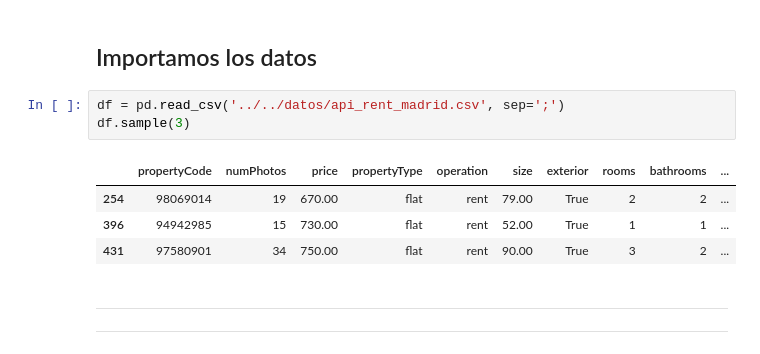
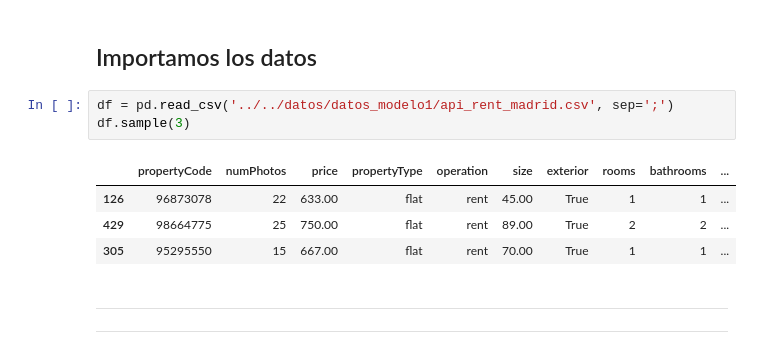
Before and after one commit to joseluisalmendral/Proyecto7-Prediccion_Precio_Casas_Madrid, a Jupyter notebook: notebooks/MODELO1/1_EDA.ipynb, the cells around one changed output. Drawn from its saved outputs; the diff is of its cells as text.

```diff
--- a/notebooks/MODELO1/1_EDA.ipynb
+++ b/notebooks/MODELO1/1_EDA.ipynb
@@ -55,13 +52,13 @@ The autoreload extension is already loaded. To reload it, use:
 # %% [markdown]
 ## Importamos los datos
 # %%
-df = pd.read_csv('../../datos/api_rent_madrid.csv', sep=';')
+df = pd.read_csv('../../datos/datos_modelo1/api_rent_madrid.csv', sep=';')
 df.sample(3)
 # %% [output]
 |  | propertyCode | numPhotos | price | propertyType | operation | size | exterior | rooms | bathrooms | ... |
-| 254 | 98069014 | 19 | 670.00 | flat | rent | 79.00 | True | 2 | 2 | ... |
-| 396 | 94942985 | 15 | 730.00 | flat | rent | 52.00 | True | 1 | 1 | ... |
-| 431 | 97580901 | 34 | 750.00 | flat | rent | 90.00 | True | 3 | 2 | ... |
+| 126 | 96873078 | 22 | 633.00 | flat | rent | 45.00 | True | 1 | 1 | ... |
+| 429 | 98664775 | 25 | 750.00 | flat | rent | 89.00 | True | 2 | 2 | ... |
+| 305 | 95295550 | 15 | 667.00 | flat | rent | 70.00 | True | 1 | 1 | ... |
 # %% [markdown]
 ---
 ---
```
Also changed, not shown: parts of 4 cells of this notebook, 7 other files.
